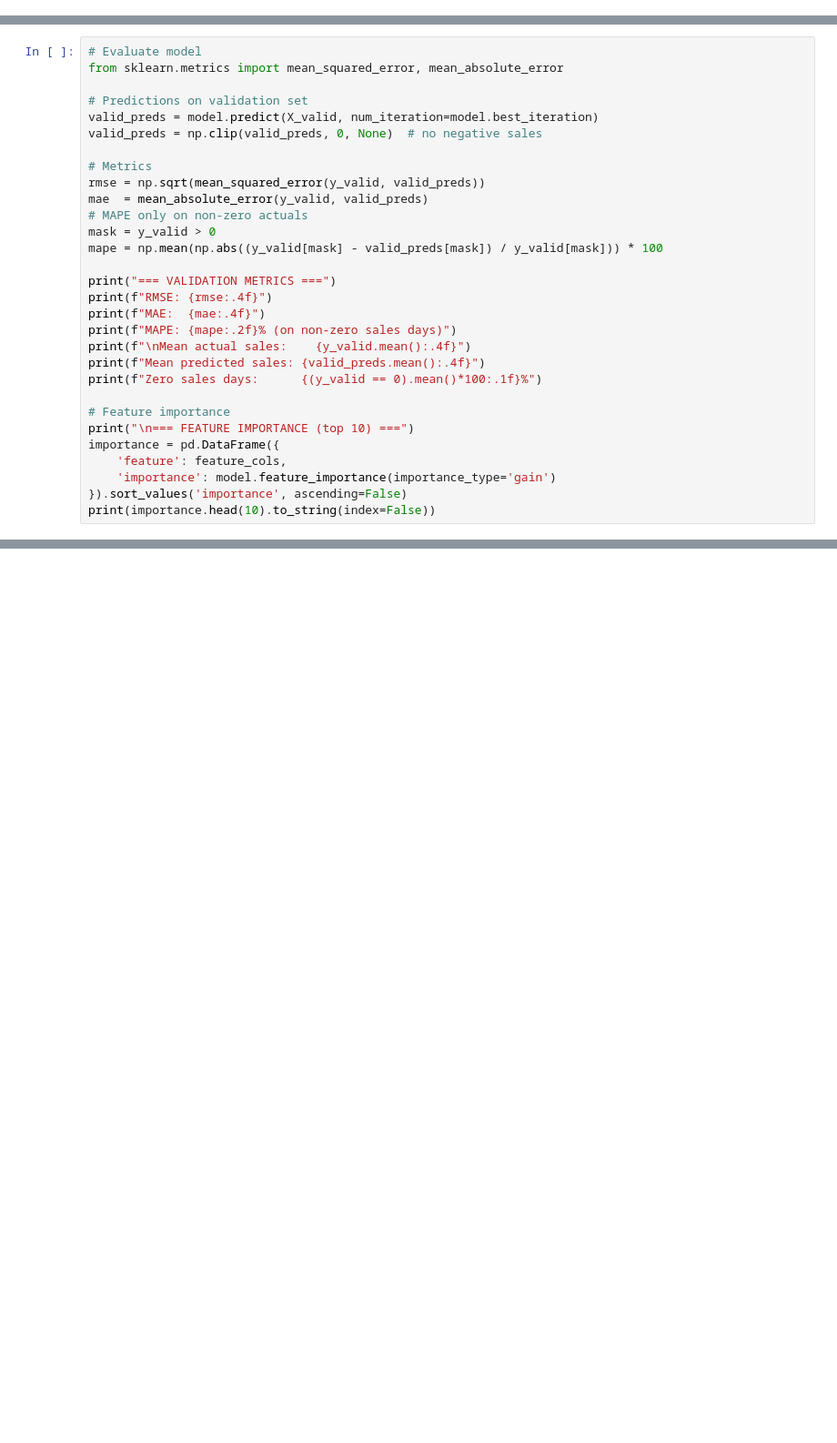
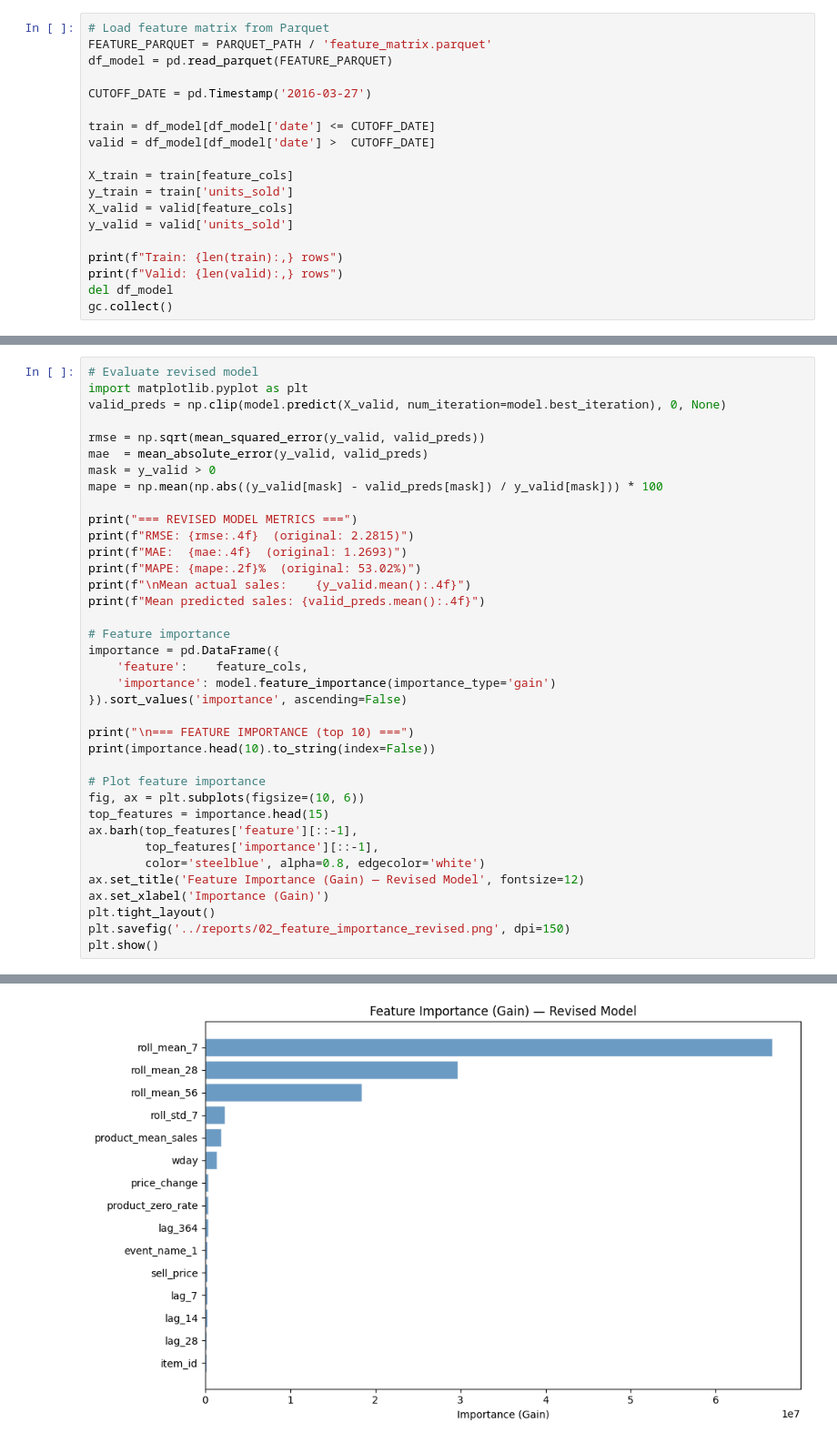
Before and after one commit to enny223/supply-chain-policy-lab, a Jupyter notebook: notebooks/02_demand_forecasting.ipynb, the cells around one changed output, grey strips where cells are left out. Shown at 91% size. Cells and saved outputs as stored; diff of their text form; blank space fills up the shorter version.

```diff
--- a/notebooks/02_demand_forecasting.ipynb
+++ b/notebooks/02_demand_forecasting.ipynb
@@ -133,0 +399,19 @@ Feature columns:
+# %%
+# Load feature matrix from Parquet
+FEATURE_PARQUET = PARQUET_PATH / 'feature_matrix.parquet'
+df_model = pd.read_parquet(FEATURE_PARQUET)
+
+CUTOFF_DATE = pd.Timestamp('2016-03-27')
+
+train = df_model[df_model['date'] <= CUTOFF_DATE]
+valid = df_model[df_model['date'] >  CUTOFF_DATE]
+
+X_train = train[feature_cols]
+y_train = train['units_sold']
+X_valid = valid[feature_cols]
+y_valid = valid['units_sold']
+
+print(f"Train: {len(train):,} rows")
+print(f"Valid: {len(valid):,} rows")
+del df_model
+gc.collect()
@@ -208,31 +470,38 @@ Best iteration: 500
 # %%
-# Evaluate model
-from sklearn.metrics import mean_squared_error, mean_absolute_error
+# Evaluate revised model
+import matplotlib.pyplot as plt
+valid_preds = np.clip(model.predict(X_valid, num_iteration=model.best_iteration), 0, None)
 
-# Predictions on validation set
-valid_preds = model.predict(X_valid, num_iteration=model.best_iteration)
-valid_preds = np.clip(valid_preds, 0, None)  # no negative sales
-
-# Metrics
 rmse = np.sqrt(mean_squared_error(y_valid, valid_preds))
 mae  = mean_absolute_error(y_valid, valid_preds)
-# MAPE only on non-zero actuals
 mask = y_valid > 0
 mape = np.mean(np.abs((y_valid[mask] - valid_preds[mask]) / y_valid[mask])) * 100
 
-print("=== VALIDATION METRICS ===")
-print(f"RMSE: {rmse:.4f}")
-print(f"MAE:  {mae:.4f}")
-print(f"MAPE: {mape:.2f}% (on non-zero sales days)")
+print("=== REVISED MODEL METRICS ===")
+print(f"RMSE: {rmse:.4f}  (original: 2.2815)")
+print(f"MAE:  {mae:.4f}  (original: 1.2693)")
+print(f"MAPE: {mape:.2f}%  (original: 53.02%)")
 print(f"\nMean actual sales:    {y_valid.mean():.4f}")
 print(f"Mean predicted sales: {valid_preds.mean():.4f}")
-print(f"Zero sales days:      {(y_valid == 0).mean()*100:.1f}%")
 
 # Feature importance
-print("\n=== FEATURE IMPORTANCE (top 10) ===")
 importance = pd.DataFrame({
-    'feature': feature_cols,
+    'feature':    feature_cols,
     'importance': model.feature_importance(importance_type='gain')
 }).sort_values('importance', ascending=False)
+
+print("\n=== FEATURE IMPORTANCE (top 10) ===")
 print(importance.head(10).to_string(index=False))
+
+# Plot feature importance
+fig, ax = plt.subplots(figsize=(10, 6))
+top_features = importance.head(15)
+ax.barh(top_features['feature'][::-1],
+        top_features['importance'][::-1],
+        color='steelblue', alpha=0.8, edgecolor='white')
+ax.set_title('Feature Importance (Gain) — Revised Model', fontsize=12)
+ax.set_xlabel('Importance (Gain)')
+plt.tight_layout()
+plt.savefig('../reports/02_feature_importance_revised.png', dpi=150)
+plt.show()
 # %% [output]
@@ -255,0 +528 @@ Zero sales days:      44.5%
+[figure, added]
```
Also changed, not shown: parts of 21 cells of this notebook, 1 other file.
